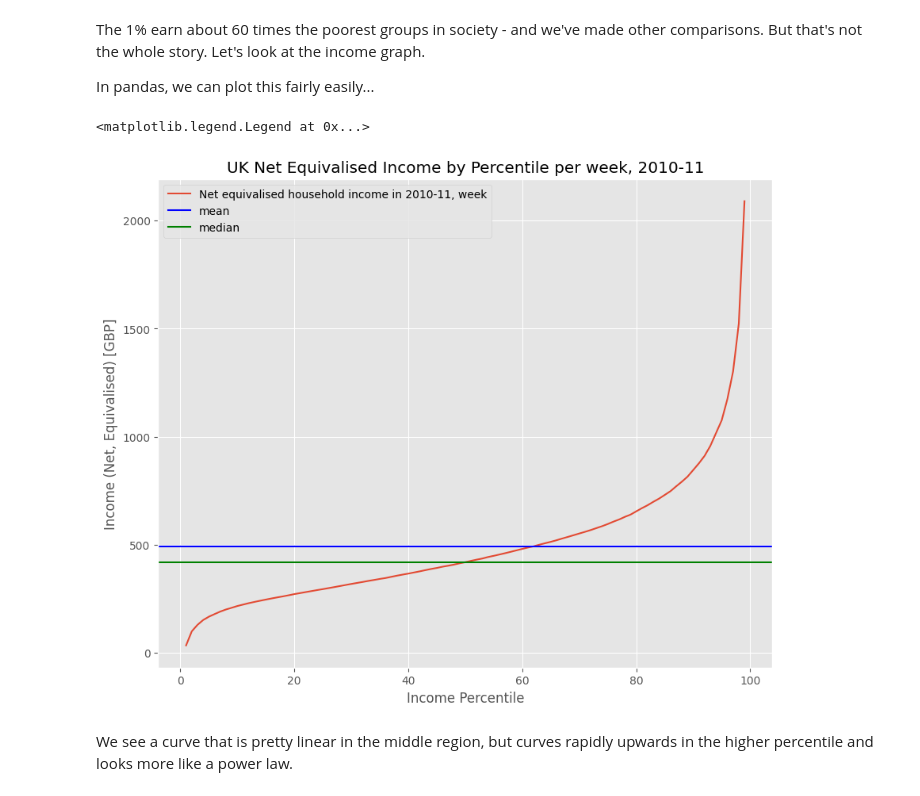
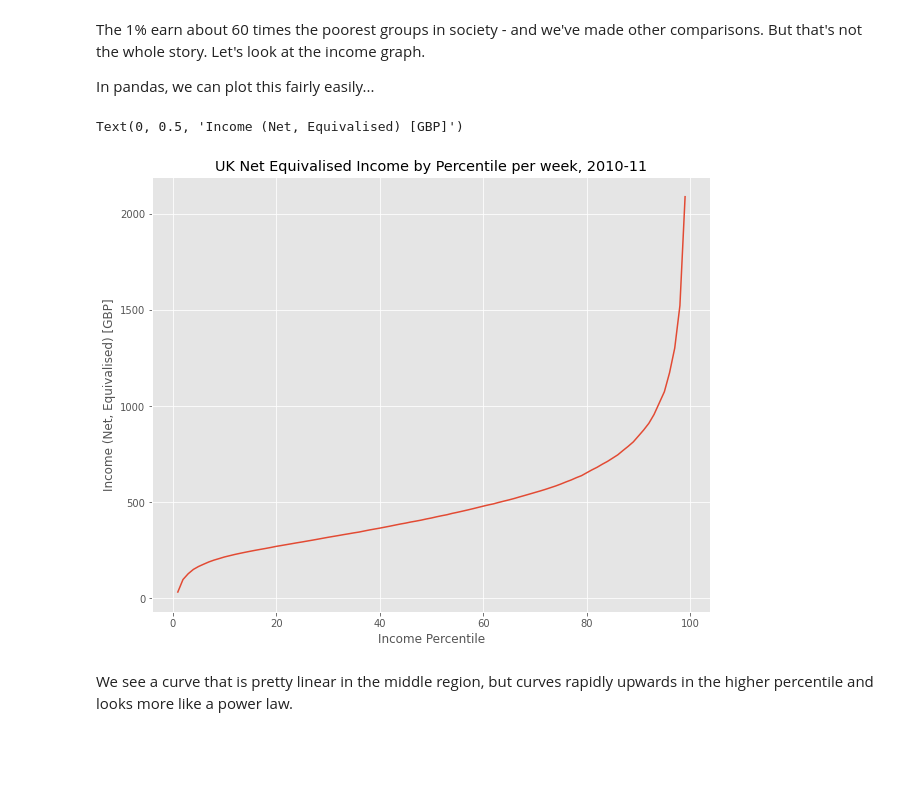
Before and after one commit to ttsupra30/QM2, a Jupyter notebook: notebooks/W02. Pandas.ipynb, the cells around one changed output. Drawn from its saved outputs; the diff is of its cells as text; code cells hidden in the pictures; blank space fills up the shorter version.

```diff
--- a/notebooks/W02. Pandas.ipynb
+++ b/notebooks/W02. Pandas.ipynb
@@ -232,16 +215,11 @@ In pandas, we can plot this fairly easily...
 # %%
 income['Net equivalised household income in 2010-11, week'].plot()
 plt.title('UK Net Equivalised Income by Percentile per week, 2010-11')
 plt.xlabel('Income Percentile')
 plt.ylabel('Income (Net, Equivalised) [GBP]')
-mean = income['Net equivalised household income in 2010-11, week'].mean()
-plt.axhline(mean, label='mean', color='blue')
-median= income['Net equivalised household income in 2010-11, week'].median()
-plt.axhline(median, color='green', label='median')
-plt.legend()
 # %% [output]
-<matplotlib.legend.Legend at 0x...>
+Text(0, 0.5, 'Income (Net, Equivalised) [GBP]')
-[figure, old version]
+[figure, new version]
 # %% [markdown]
 We see a curve that is pretty linear in the middle region, but curves rapidly upwards in the higher percentile and looks more like a power law.
 # %% [markdown]
```
Also changed, not shown: parts of 13 cells of this notebook.
